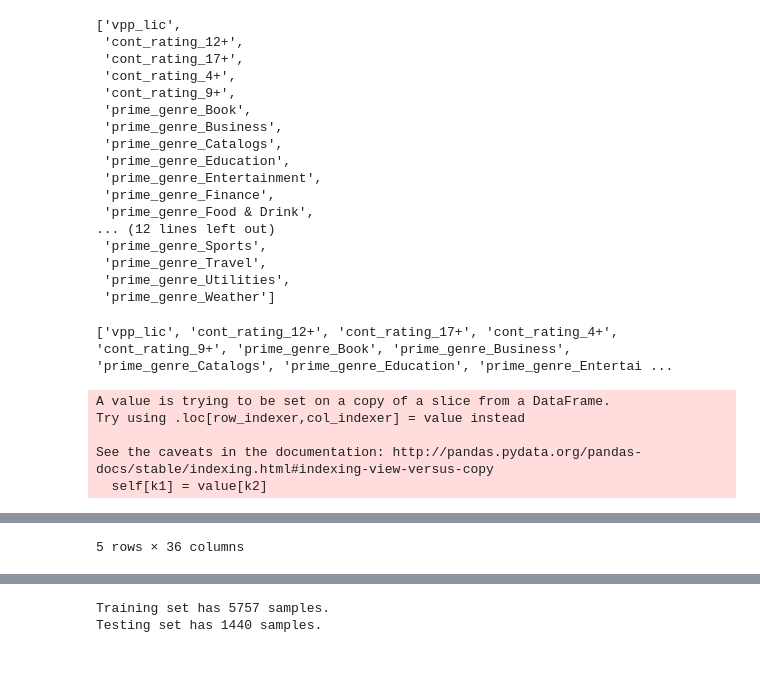
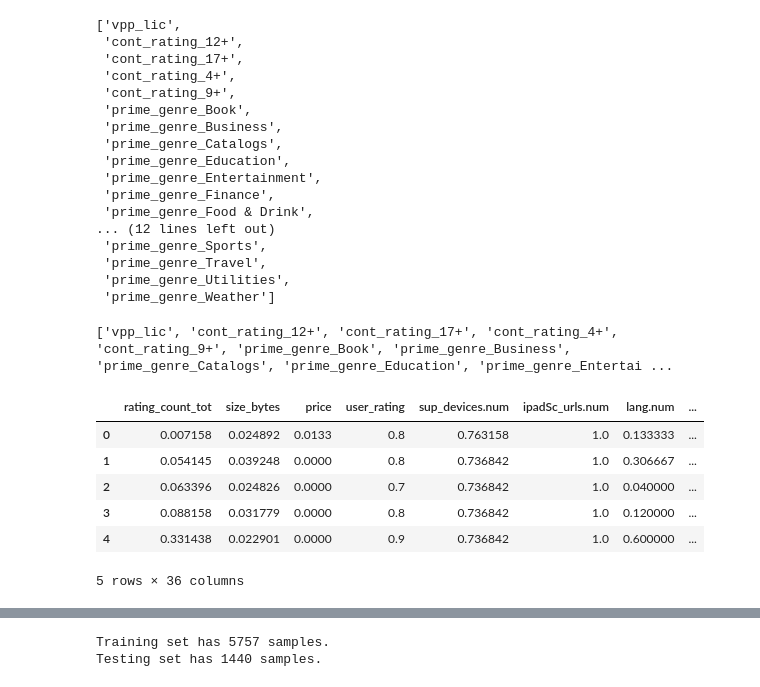
Before and after one commit to cgman64/apple-store-analysis, a Jupyter notebook: appStoreAnalysis.ipynb, the cells around one changed output, grey strips where cells are left out. Drawn from its saved outputs; the diff is of its cells as text; code cells hidden in the pictures.

Commit message:
scaler change

```diff
--- a/appStoreAnalysis.ipynb
+++ b/appStoreAnalysis.ipynb
@@ -341,40 +341,42 @@ list(pd.get_dummies(store[non_numeric]).columns)
  'prime_genre_Utilities',
  'prime_genre_Weather']
 # %%
-#from sklearn.preprocessing import MinMaxScaler
+from sklearn.preprocessing import MinMaxScaler
 
 target = ['rating_count_tot']
 numeric = ['size_bytes','price','user_rating',
            'sup_devices.num','ipadSc_urls.num','lang.num']
 non_numeric = ['cont_rating','prime_genre','vpp_lic']
 
-df = store[target + numeric + non_numeric]
+df = store.loc[:,target + numeric + non_numeric]
 
-# Outlier removal
+# Outlier detection
 if False:
     for feat in target + numeric:
         q75, q25 = np.percentile(df[feat],[75,25])
         iqr = q75 - q25
 
         lower = q25 - (iqr*1.5)
         upper = q75 + (iqr*1.5)
         outliers = list(filter(lambda x: (x < q25) or (x > q75),df[feat]))
         print(feat.upper(), "outliers:\n", len(outliers))
 
-#scaler = MinMaxScaler()
-#
-#df[target + numeric] = scaler.fit_transform(df[target + numeric])
-df[target + numeric] = (store[target + numeric] - np.mean(store[target + numeric]) / np.std(store[target + numeric]))
+scaler = MinMaxScaler()
+
+df[target + numeric] = scaler.fit_transform(df[target + numeric])
+#df[target + numeric] = (store[target + numeric] - np.mean(store[target + numeric]) / np.std(store[target + numeric]))
 df = pd.get_dummies(df, columns=non_numeric)
 
 
 
 print( list(pd.get_dummies(store[non_numeric]).columns) )
 df.head()
 # %% [output]
 ['vpp_lic', 'cont_rating_12+', 'cont_rating_17+', 'cont_rating_4+', 'cont_rating_9+', 'prime_genre_Book', 'prime_genre_Business', 'prime_genre_Catalogs', 'prime_genre_Education', 'prime_genre_Entertai ...
+|  | rating_count_tot | size_bytes | price | user_rating | sup_devices.num | ipadSc_urls.num | lang.num | ... |
+| 0 | 0.007158 | 0.024892 | 0.0133 | 0.8 | 0.763158 | 1.0 | 0.133333 | ... |
+| 1 | 0.054145 | 0.039248 | 0.0000 | 0.8 | 0.736842 | 1.0 | 0.306667 | ... |
+| 2 | 0.063396 | 0.024826 | 0.0000 | 0.7 | 0.736842 | 1.0 | 0.040000 | ... |
+| 3 | 0.088158 | 0.031779 | 0.0000 | 0.8 | 0.736842 | 1.0 | 0.120000 | ... |
+| 4 | 0.331438 | 0.022901 | 0.0000 | 0.9 | 0.736842 | 1.0 | 0.600000 | ... |
-A value is trying to be set on a copy of a slice from a DataFrame.
-Try using .loc[row_indexer,col_indexer] = value instead
-
-See the caveats in the documentation: http://pandas.pydata.org/pandas-docs/stable/indexing.html#indexing-view-versus-copy
-  self[k1] = value[k2]
+5 rows × 36 columns
@@ -387,4 +383,3 @@ See the caveats in the documentation: http://pandas.pydata.org/pandas-docs/stabl
-5 rows × 36 columns
 # %%
 df.describe()
 # %% [output]
```
Also changed, not shown: parts of 1 cell of this notebook.
